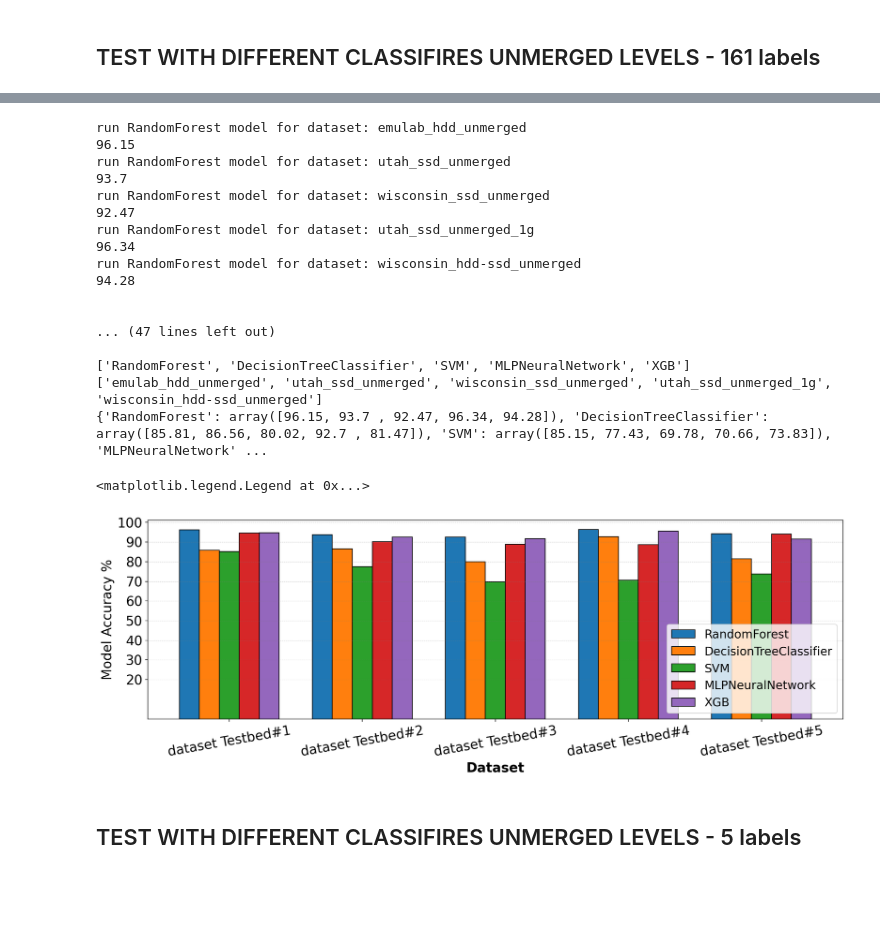
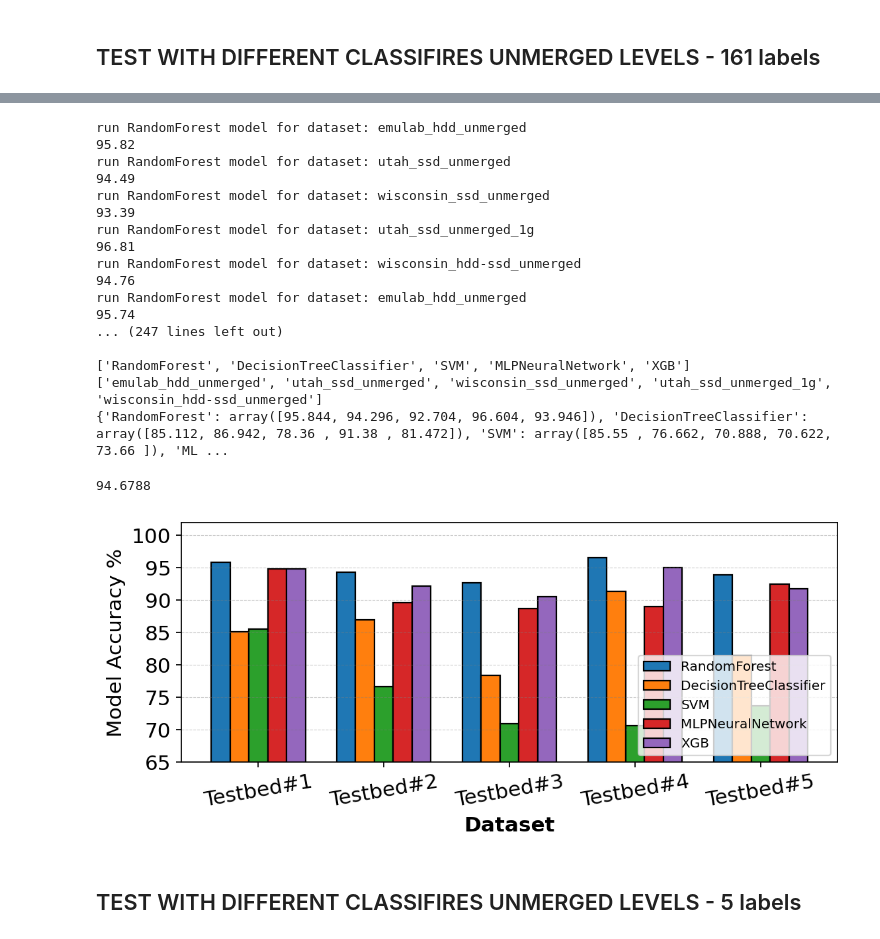
Before and after one commit to EhsanSaZ/BottleneckDetection, a Jupyter notebook: prototype/bottleneck_3.ipynb, the cells around one changed output, grey strips where cells are left out. Saved outputs shown, nothing was run; the diff lists cells and outputs as text; code cells hidden in the pictures; blank space fills up the shorter version.

```diff
--- a/prototype/bottleneck_3.ipynb
+++ b/prototype/bottleneck_3.ipynb
@@ -181,7 +233,7 @@ run DecisionTreeClassifier model for dataset: wisconsin_hdd_ssd_merged
 # %%
-plt.rcParams.update({'font.size': 20})
+plt.rcParams.update({'font.size': 14})
 # Figure Size
-fig, ax = plt.subplots(figsize =(17, 5), dpi=160)
+fig, ax = plt.subplots(figsize =(8, 3), dpi=160)
 barWidth = 0.15
 
 # Set position of bar on X axis
@@ -193,20 +245,21 @@ br5 = [x + barWidth for x in br4]
 
 ax.grid(visible = True, axis='y', color ='grey', linestyle ='--', linewidth = 0.5, alpha = 0.4)
 ax.set_ylabel('Model Accuracy %')
-ax.set_ylim(ymin=80, ymax=102)
+ax.set_ylim(ymin=65, ymax=102)
 
 
 ax.bar(br1, all_accuracies['RandomForest'], width = barWidth, edgecolor ='black', label="RandomForest")
-ax.bar(br2, all_accuracies['DecisionTreeClassifier'], width = barWidth, edgecolor ='black', label="DecisionTreeClassifier")
-ax.bar(br3, all_accuracies['SVM'], width = barWidth, edgecolor ='black', label="SVM")
+ax.bar(br2, all_accuracies['DecisionTreeClassifier'], width = barWidth, edgecolor ='black', label="DecisionTreeClassifier",)
+ax.bar(br3, all_accuracies['SVM'], width = barWidth, edgecolor ='black', label="SVM", )
 ax.bar(br4, all_accuracies['MLPNeuralNetwork'], width = barWidth, edgecolor ='black', label="MLPNeuralNetwork")
 ax.bar(br5, all_accuracies['XGB'], width = barWidth, edgecolor ='black', label="XGB")
 
 
 plt.xlabel('Dataset', fontweight ='bold')
-plt.yticks(np.arange(80, 101, 2))
-xticks = ['dataset Testbed#1', 'dataset Testbed#2', 'dataset Testbed#3', 'dataset Testbed#4', 'dataset Testbed#5']
+plt.yticks(np.arange(65, 101, 5))
+xticks = ['Testbed#1', 'Testbed#2', 'Testbed#3', 'Testbed#4', 'Testbed#5']
 plt.xticks([r + 0.3 for r in range(len(br1))], xticks, rotation=10)
 
-plt.legend(fontsize = 16, loc='lower right')
+plt.legend(fontsize = 9, loc='lower right')
+plt.savefig("21_labels_accuracies.pdf", bbox_inches='tight')
 # %% [output]
@@ -266,7 +311,7 @@ classifiers = {"RandomForest": RandomForestClassifier(n_estimators=100),
         }
 classifiers_legends = list(classifiers.keys())
 all_accuracies = {}
-round_number = 1
+round_number = 5
 for clf_key in classifiers:
     accuracies = np.zeros(len(datasets))
     for i in range(round_number):
@@ -280,7 +325,8 @@ for clf_key in classifiers:
             # print(X_train.shape)
             X_train, y_train = RandomUnderSampler(sampling_strategy="all").fit_resample(X_train, y_train)
             # print(X_train.shape)
-            clf = classifiers[clf_key]
+            # clf = classifiers[clf_key]
+            clf = model_factory(clf_key)
             clf = make_pipeline(StandardScaler(), clf)
             clf.fit(X_train, y_train)
             y_pred = clf.predict(X_test)
@@ -297,56 +343,65 @@ print(datasets)
 print(all_accuracies)
 # %% [output]
 run RandomForest model for dataset: emulab_hdd_unmerged
-96.15
+95.82
 run RandomForest model for dataset: utah_ssd_unmerged
-93.7
+94.49
 run RandomForest model for dataset: wisconsin_ssd_unmerged
-92.47
+93.39
 run RandomForest model for dataset: utah_ssd_unmerged_1g
-96.34
+96.81
 run RandomForest model for dataset: wisconsin_hdd-ssd_unmerged
-94.28
-
-
-... (47 lines left out)
+94.76
+run RandomForest model for dataset: emulab_hdd_unmerged
+95.74
+... (247 lines left out)
 
 ['RandomForest', 'DecisionTreeClassifier', 'SVM', 'MLPNeuralNetwork', 'XGB']
 ['emulab_hdd_unmerged', 'utah_ssd_unmerged', 'wisconsin_ssd_unmerged', 'utah_ssd_unmerged_1g', 'wisconsin_hdd-ssd_unmerged']
-{'RandomForest': array([96.15, 93.7 , 92.47, 96.34, 94.28]), 'DecisionTreeClassifier': array([85.81, 86.56, 80.02, 92.7 , 81.47]), 'SVM': array([85.15, 77.43, 69.78, 70.66, 73.83]), 'MLPNeuralNetwork' ...
+{'RandomForest': array([95.844, 94.296, 92.704, 96.604, 93.946]), 'DecisionTreeClassifier': array([85.112, 86.942, 78.36 , 91.38 , 81.472]), 'SVM': array([85.55 , 76.662, 70.888, 70.622, 73.66 ]), 'ML ...
+# %%
+# _161_labels_accs = all_accuracies
+
+all_accuracies = {'RandomForest': np.array([95.844, 94.296, 92.704, 96.604, 93.946]), 'DecisionTreeClassifier': np.array([85.112, 86.942, 78.36 , 91.38 , 81.472]), 'SVM': np.array([85.55 , 76.662, 70.888, 70.622, 73.66 ]), 'MLPNeuralNetwork': np.array([94.842, 89.602, 88.69 , 88.97 , 92.44 ]), 'XGB': np.array([94.798, 92.164, 90.5  , 95.022, 91.802])}
+# %%
+# np.mean([95.844, 94.296, 92.704, 96.604, 93.946])
+np.mean([94.798, 92.164, 90.5  , 95.022, 91.802])
+# %% [output]
+94.6788
 # %%
-plt.rcParams.update({'font.size': 18})
+plt.rcParams.update({'font.size': 14})
 # Figure Size
-fig, ax = plt.subplots(figsize =(17, 5), dpi=160)
+fig, ax = plt.subplots(figsize =(8, 3), dpi=160)
 barWidth = 0.15
 
 # Set position of bar on X axis
 br1 = np.arange(len(datasets))
 br2 = [x + barWidth for x in br1]
 br3 = [x + barWidth for x in br2]
 br4 = [x + barWidth for x in br3]
 br5 = [x + barWidth for x in br4]
 
 ax.grid(visible = True, axis='y', color ='grey', linestyle ='--', linewidth = 0.5, alpha = 0.4)
 ax.set_ylabel('Model Accuracy %')
-# ax.set_ylim(ymin=80, ymax=102)
+ax.set_ylim(ymin=65, ymax=102)
 
 
 ax.bar(br1, all_accuracies['RandomForest'], width = barWidth, edgecolor ='black', label="RandomForest")
 ax.bar(br2, all_accuracies['DecisionTreeClassifier'], width = barWidth, edgecolor ='black', label="DecisionTreeClassifier")
 ax.bar(br3, all_accuracies['SVM'], width = barWidth, edgecolor ='black', label="SVM")
-ax.bar(br4, all_accuracies['MLPNeuralNetwork'], width = barWidth, edgecolor ='black', label="MLPNeuralNetwork")
+ax.bar(br4, all_accuracies['MLPNeuralNetwork'], width = barWidth, edgecolor ='black', label="MLPNeuralNetwork",)
 ax.bar(br5, all_accuracies['XGB'], width = barWidth, edgecolor ='black', label="XGB")
 
 
 plt.xlabel('Dataset', fontweight ='bold')
-plt.yticks(np.arange(20, 101, 10))
-xticks = ['dataset Testbed#1', 'dataset Testbed#2', 'dataset Testbed#3', 'dataset Testbed#4', 'dataset Testbed#5']
+plt.yticks(np.arange(65, 101, 5))
+xticks = ['Testbed#1', 'Testbed#2', 'Testbed#3', 'Testbed#4', 'Testbed#5']
 plt.xticks([r + 0.3 for r in range(len(br1))], xticks, rotation=10)
 
-plt.legend(fontsize = 16, loc='lower right')
+plt.legend(fontsize = 9, loc='lower right')
+plt.savefig("161_labels_accuracies.pdf", bbox_inches='tight')
 # %% [output]
-<matplotlib.legend.Legend at 0x...>
-[figure, old version]
+[figure, new version]
 # %% [markdown]
 ## TEST WITH DIFFERENT CLASSIFIRES UNMERGED LEVELS - 5 labels
 # %%
```
Also changed, not shown: parts of 22 cells of this notebook.
